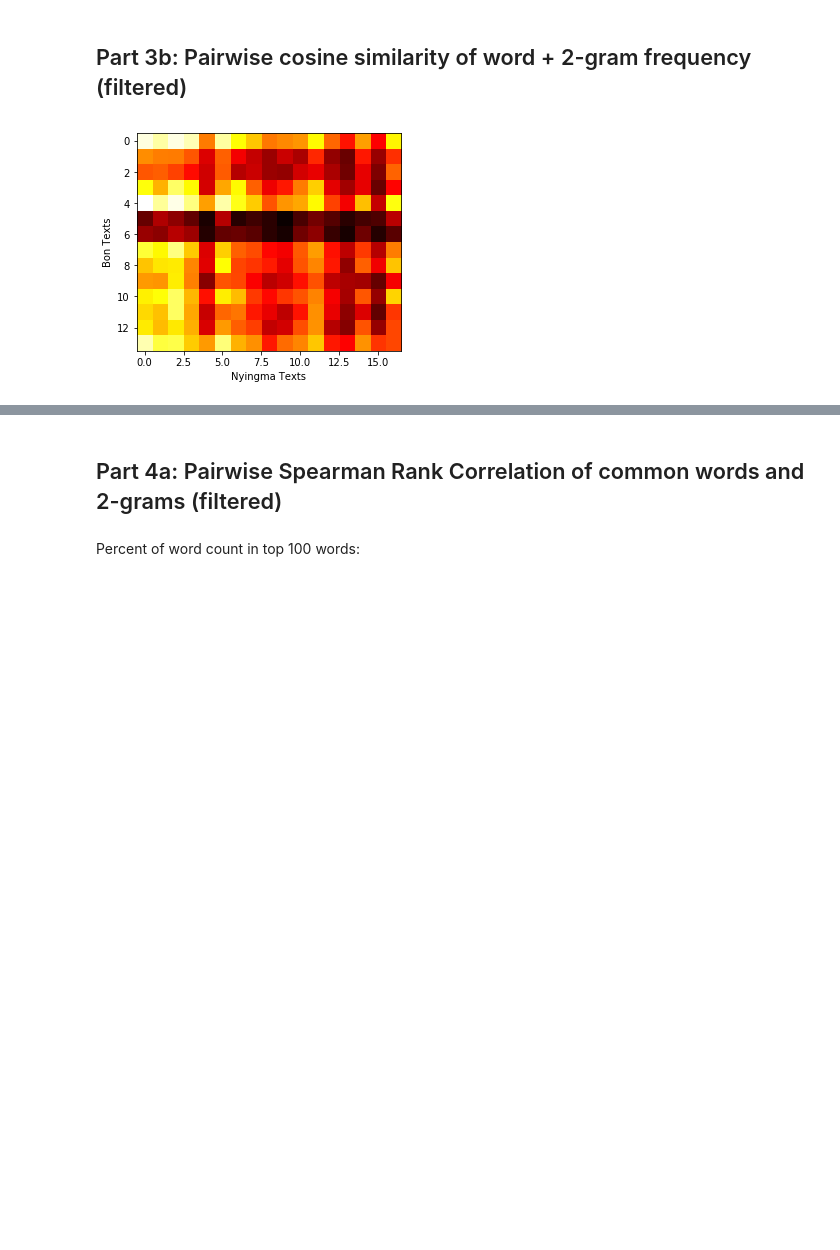
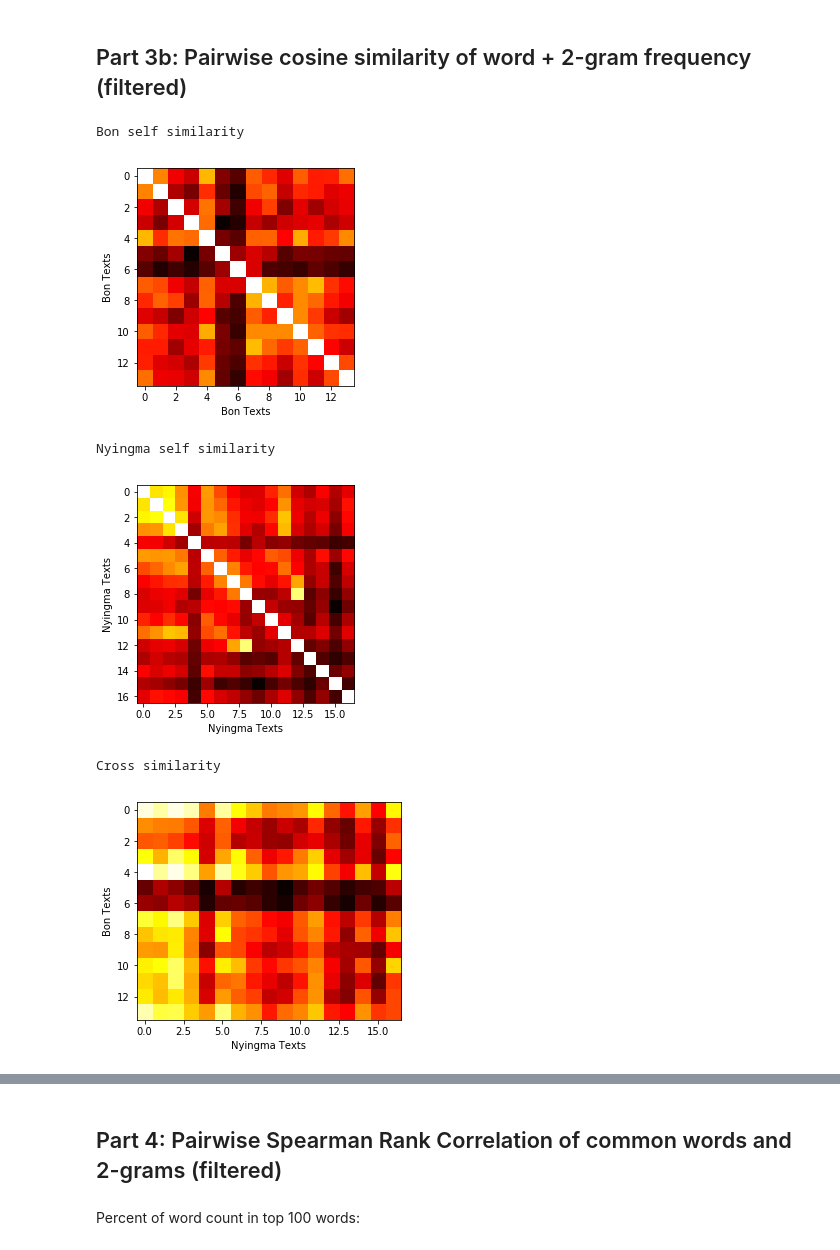
Before and after one commit to keutzer/bo-corpus-analytics, a Jupyter notebook: bon_nyingma_filtered_word_frequency_analysis.ipynb, the cells around one changed output, grey strips where cells are left out. Drawn from its saved outputs; the diff is of its cells as text; code cells hidden in the pictures; blank space fills up the shorter version.

```diff
--- a/bon_nyingma_filtered_word_frequency_analysis.ipynb
+++ b/bon_nyingma_filtered_word_frequency_analysis.ipynb
@@ -515,34 +687,71 @@ nyingma_bows_words_bigrams_f = []
 for t in nyingma_words_bigrams_f:
     nyingma_bows_words_bigrams_f.append(dct_words_bigrams_f.doc2bow(t))
 
 bon_tfs_words_bigrams_f = []
 for t in bon_bows_words_bigrams_f:
     vec = np.zeros(len(dct_words_bigrams_f))
     for k, v in t:
         vec[k] = v
     bon_tfs_words_bigrams_f.append(vec)
 
 nyingma_tfs_words_bigrams_f = []
 for t in nyingma_bows_words_bigrams_f:
     vec = np.zeros(len(dct_words_bigrams_f))
     for k, v in t:
         vec[k] = v
     nyingma_tfs_words_bigrams_f.append(vec)
 
+
+print("Bon self similarity")
+cos_sims_words_bigrams_f = np.zeros((len(bon_tfs_words_bigrams_f), len(bon_tfs_words_bigrams_f)))
+
+for i in range(len(bon_tfs_words_bigrams_f)):
+    for j in range(len(bon_tfs_words_bigrams_f)):
+        u = bon_tfs_words_bigrams_f[i]
+        v = bon_tfs_words_bigrams_f[j]
+        cos_sims_words_bigrams_f[i,j] = (u / np.linalg.norm(u)).dot(v / np.linalg.norm(v))
+
+plt.imshow(cos_sims_words_bigrams_f, cmap='hot', interpolation='nearest')
+plt.xlabel('Bon Texts')
+plt.ylabel('Bon Texts')
+plt.show()
+
+
+print("Nyingma self similarity")
+cos_sims_words_bigrams_f = np.zeros((len(nyingma_tfs_words_bigrams_f), len(nyingma_tfs_words_bigrams_f)))
+
+for i in range(len(nyingma_tfs_words_bigrams_f)):
+    for j in range(len(nyingma_tfs_words_bigrams_f)):
+        u = nyingma_tfs_words_bigrams_f[i]
+        v = nyingma_tfs_words_bigrams_f[j]
+        cos_sims_words_bigrams_f[i,j] = (u / np.linalg.norm(u)).dot(v / np.linalg.norm(v))
+
+plt.imshow(cos_sims_words_bigrams_f, cmap='hot', interpolation='nearest')
+plt.xlabel('Nyingma Texts')
+plt.ylabel('Nyingma Texts')
+plt.show()
+
+
+print("Cross similarity")
 cos_sims_words_bigrams_f = np.zeros((len(bon_tfs_words_bigrams_f), len(nyingma_tfs_words_bigrams_f)))
 
 for i in range(len(bon_tfs_words_bigrams_f)):
     for j in range(len(nyingma_tfs_words_bigrams_f)):
         u = bon_tfs_words_bigrams_f[i]
         v = nyingma_tfs_words_bigrams_f[j]
         cos_sims_words_bigrams_f[i,j] = (u / np.linalg.norm(u)).dot(v / np.linalg.norm(v))
 
 plt.imshow(cos_sims_words_bigrams_f, cmap='hot', interpolation='nearest')
 plt.xlabel('Nyingma Texts')
 plt.ylabel('Bon Texts')
 plt.show()
 # %% [output]
+Bon self similarity
-[figure, old version]
+[figure, new version]
+Nyingma self similarity
+[figure, added]
+Cross similarity
+[figure, added]
 # %%
 bon_idx2fname
 # %% [output]
@@ -581,7 +790,7 @@ nyingma_idx2fname
  15: 'LL12_rje-btsan-dam-pa_NGB-vol34-p63-64.txt',
  16: 'LL13-sgom-pa-don-grubdocx.txt'}
 # %% [markdown]
-## Part 4a: Pairwise Spearman Rank Correlation of common words and 2-grams (filtered)
+## Part 4: Pairwise Spearman Rank Correlation of common words and 2-grams (filtered)
 # %%
 ctr_words_f = Counter()
 for t in bon_texts_f + nyingma_texts_f:
```
Also changed, not shown: parts of 17 cells of this notebook, 9 other files.
